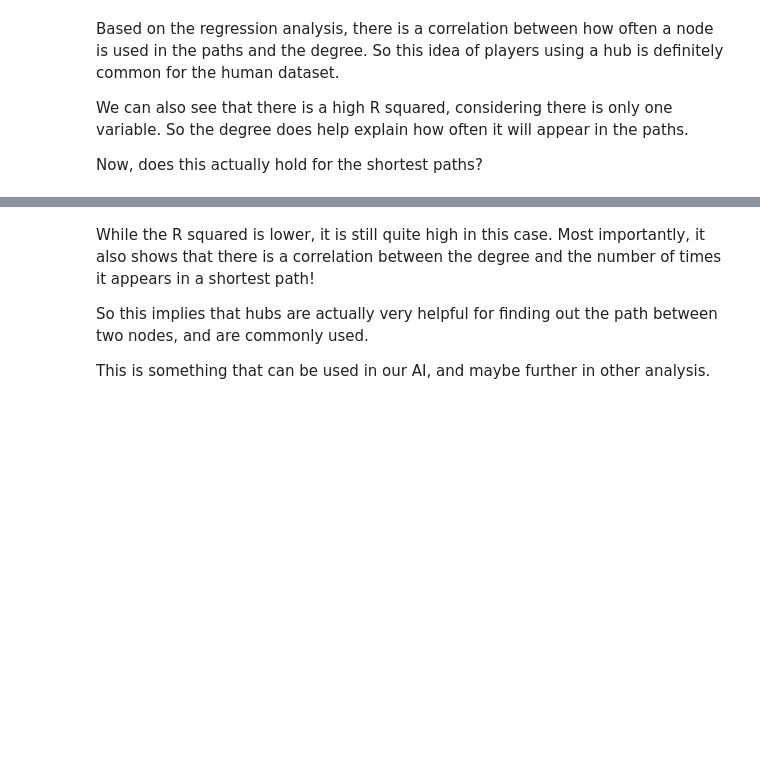
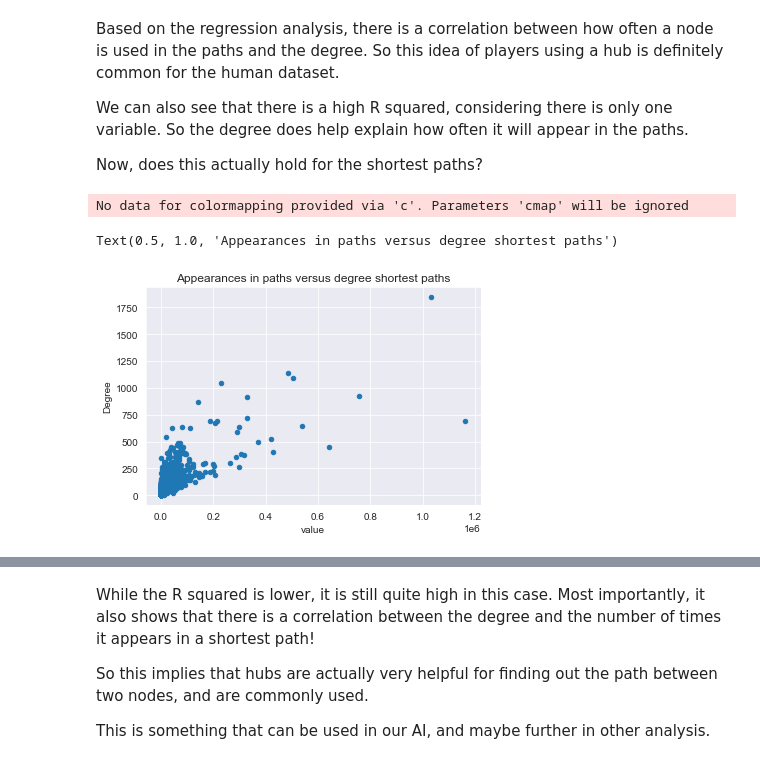
Before and after one commit to epfl-ada/ada-2023-project-amonavis, a Jupyter notebook: final_deliverable.ipynb, the cells around one changed output, grey strips where cells are left out. Cells and saved outputs as stored; diff of their text form; code cells hidden in the pictures; blank space fills up the shorter version.

```diff
--- a/final_deliverable.ipynb
+++ b/final_deliverable.ipynb
@@ -491,21 +600,25 @@ Now, does this actually hold for the shortest paths?
 # %%
 shortest_path_dict = dict(nx.all_pairs_shortest_path(wikispeedia))
 
 # So, we also remove the first and last element in here
 shortest_path_df = pd.DataFrame(shortest_path_dict)
 shortest_path_df = pd.melt(shortest_path_df)
 # This column is not useful
 shortest_path_df = shortest_path_df.drop(['variable'], axis=1)
 shortest_path_df = shortest_path_df['value'].dropna()
 # This is to remove source and target, to keep the comparison similar
 shortest_path_df = shortest_path_df.apply(lambda x: x[1:-1])
 # This is to only keep lists that actually have at least one element
 shortest_path_df = shortest_path_df[shortest_path_df.map(lambda x: len(x)>0)]
 
 shortest_app_counts = shortest_path_df.explode().value_counts()
 shortest_app_counts = shortest_app_counts.rename_axis('Node_Name').reset_index()
 shortest_app_counts['Degree'] = shortest_app_counts['Node_Name'].map(degree_dict)
 
-shortest_app_counts.plot.scatter('count', 'Degree')
+shortest_app_counts.plot.scatter('value', 'Degree')
 plt.title('Appearances in paths versus degree shortest paths')
+# %% [output]
+No data for colormapping provided via 'c'. Parameters 'cmap' will be ignored
+Text(0.5, 1.0, 'Appearances in paths versus degree shortest paths')
+[figure, added]
 # %%
```
Also changed, not shown: parts of 63 cells of this notebook, 1 other file.
